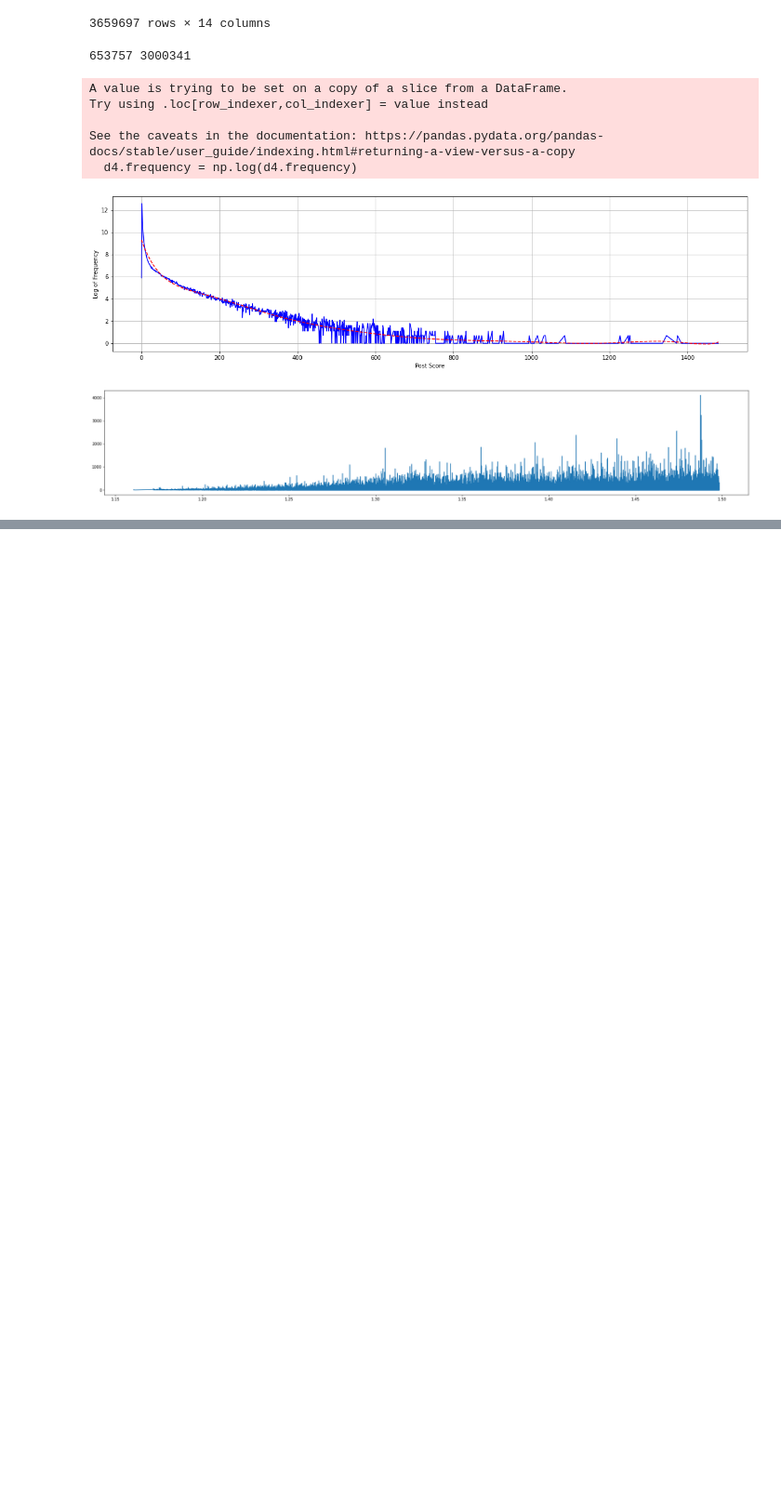
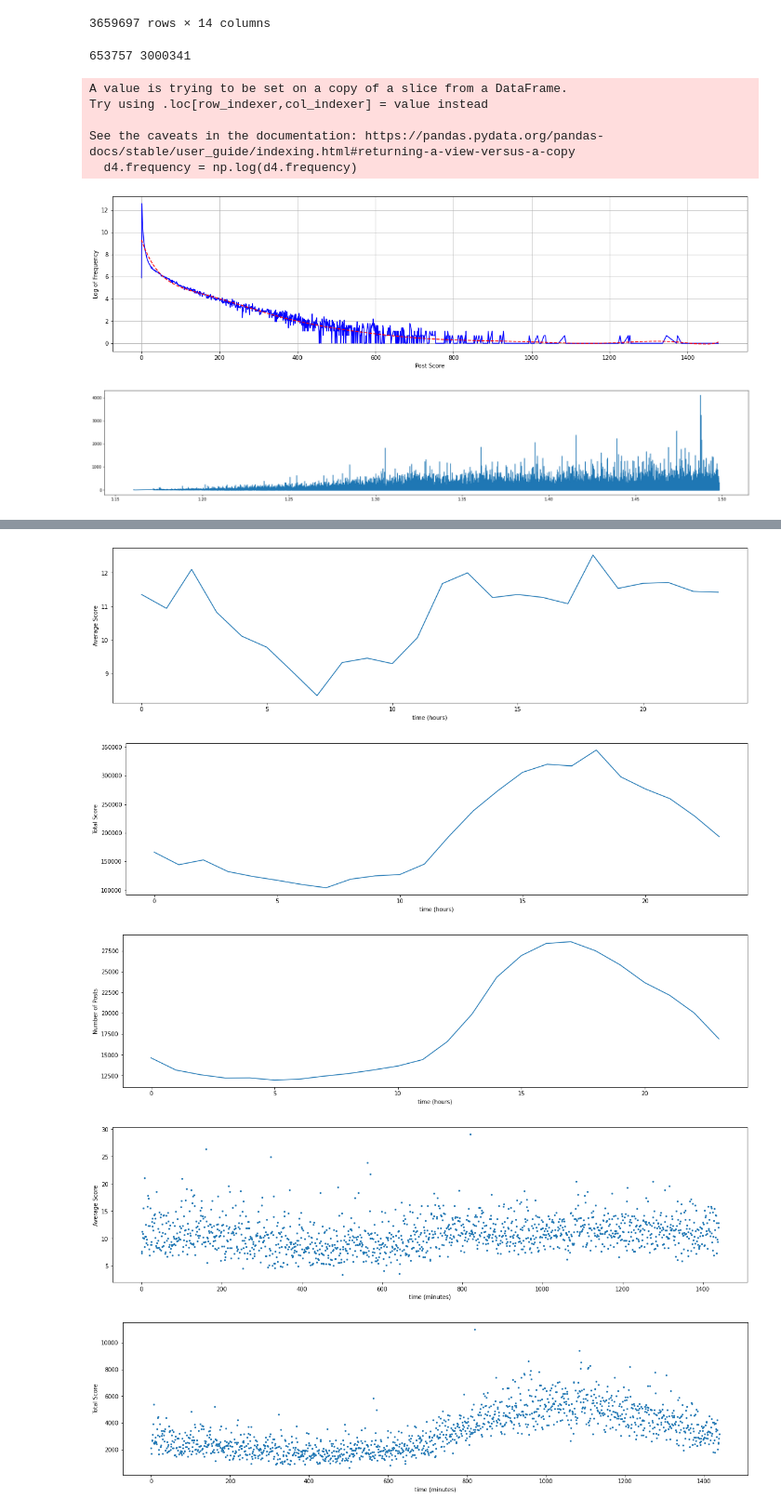
Before and after one commit to Zaidek/Part-II-Disertation, a Jupyter notebook: ptIIproj.ipynb, the cells around one changed output, grey strips where cells are left out. Shown at 93% size. Cells and saved outputs as stored; diff of their text form; code cells hidden in the pictures; blank space fills up the shorter version.

```diff
--- a/ptIIproj.ipynb
+++ b/ptIIproj.ipynb
@@ -199,0 +287,12 @@ plt.show()
+# %%
+old_times_1 = training_data_rand["time"].dropna()
+
+print(old_times_1)
+
+new_times_1 = convert_time_to_date(old_times_1)
+
+
+training_data_rand["dates"] = new_times_1
+training_data_cutoff["dates"] = training_data_cutoff["time"]
+
+training_data_rand
@@ -199,0 +330,54 @@ plt.show()
+# %%
+time_mean_rand = training_data_rand[["dates", "score"]]
+time_mean_rand = time_mean_rand.dropna()
+score_over_hours = time_mean_rand.groupby(lambda x : time_mean_rand["dates"][x].hour)["score"]
+score_over_minutes = time_mean_rand.groupby(lambda x : datetime.time(time_mean_rand["dates"][x].hour, time_mean_rand["dates"][x].minute))["score"]
+# %%
+score_over_hours_mean = score_over_hours.mean()
+score_over_hours_total = score_over_hours.sum()
+score_over_hours_count = score_over_hours.count()
+score_over_minutes_mean = score_over_minutes.mean()
+score_over_minutes_total = score_over_minutes.sum()
+score_over_minutes_count = score_over_minutes.count()
+
+plt.figure(figsize = (20, 5))
+plt.plot(score_over_hours_mean.keys(), score_over_hours_mean.values)
+plt.xlabel("time (hours)")
+plt.ylabel("Average Score")
+plt.show()
+
+plt.figure(figsize = (20, 5))
+plt.plot(score_over_hours_total.keys(), score_over_hours_total.values)
+plt.xlabel("time (hours)")
+plt.ylabel("Total Score")
+plt.show()
+
+plt.figure(figsize = (20, 5))
+plt.plot(score_over_hours_count.keys(), score_over_hours_count.values)
+plt.xlabel("time (hours)")
+plt.ylabel("Number of Posts")
+plt.show()
+
+plt.figure(figsize = (20, 5))
+plt.scatter(np.arange(len(score_over_minutes_mean.keys())), score_over_minutes_mean.values, s = 5)
+plt.xlabel("time (minutes)")
+plt.ylabel("Average Score")
+plt.show()
+
+plt.figure(figsize = (20, 5))
+plt.scatter(np.arange(len(score_over_minutes_total.keys())), score_over_minutes_total.values, s = 5)
+plt.xlabel("time (minutes)")
+plt.ylabel("Total Score")
+plt.show()
+
+plt.figure(figsize = (20, 5))
+plt.scatter(np.arange(len(score_over_minutes_count.keys())), score_over_minutes_count.values, s = 5)
+plt.xlabel("time (minutes)")
+plt.ylabel("Number of Posts")
+plt.show()
+# %% [output]
+[figure, added]
+[figure, added]
+[figure, added]
+[figure, added]
+[figure, added]
```
Also changed, not shown: parts of 16 cells of this notebook.
